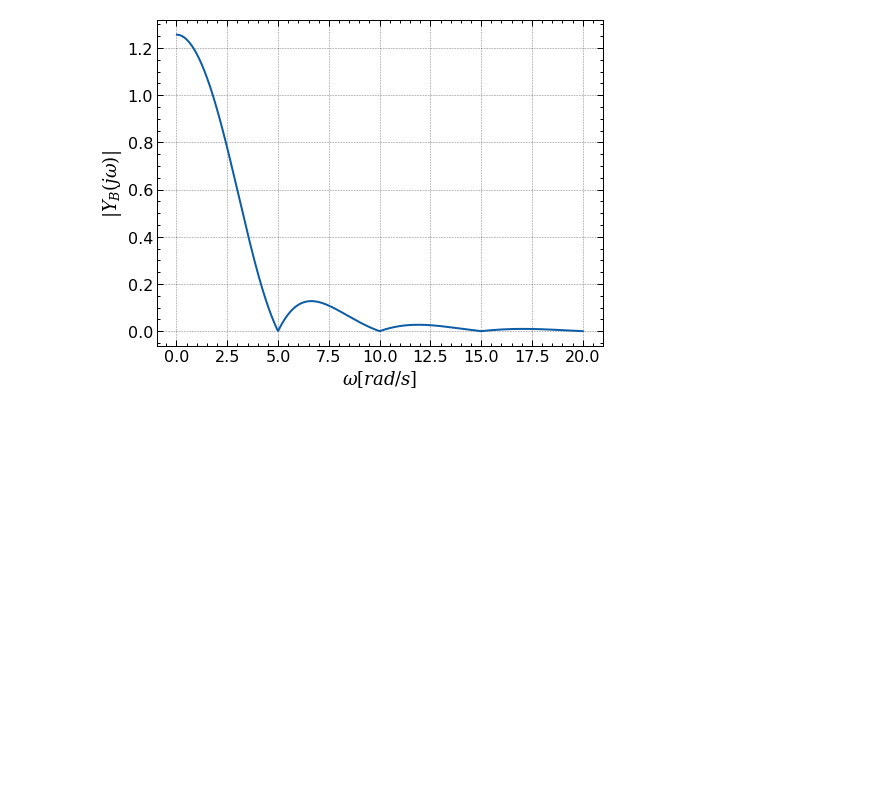
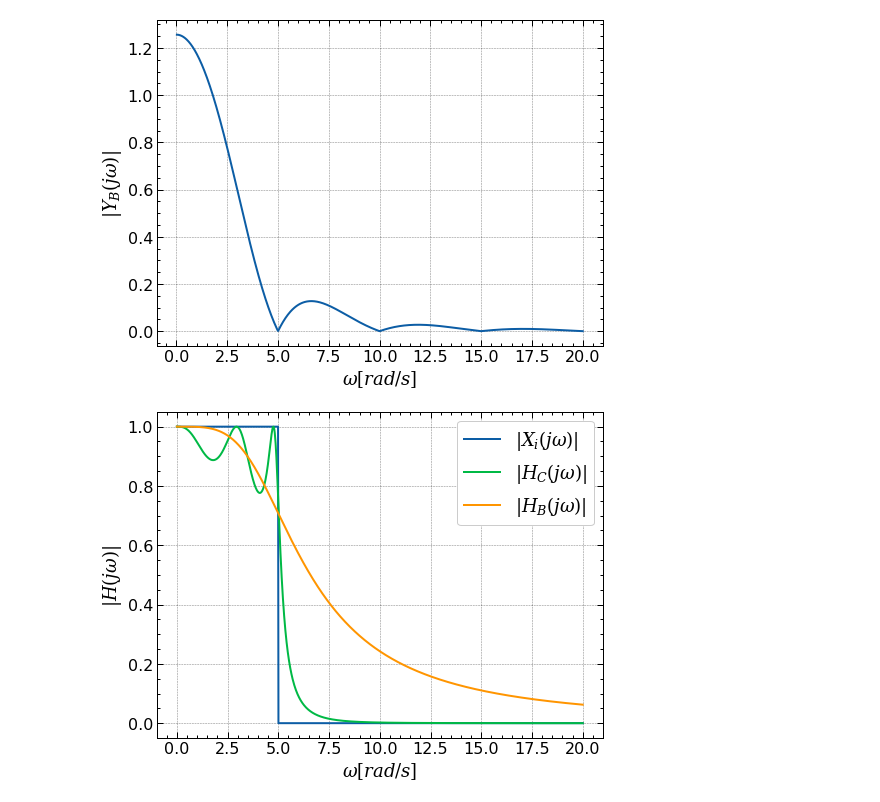
Before and after one commit to vquadrado/EFC3-Analise-de-Sinais, a Jupyter notebook: efc3_225357.ipynb, the cells around one changed output. Cells and saved outputs as stored; diff of their text form; code cells hidden in the pictures; blank space fills up the shorter version.

```diff
--- a/efc3_225357.ipynb
+++ b/efc3_225357.ipynb
@@ -198,3 +198,30 @@ plt.ylabel(f'$|Y_B(j\omega)|$', fontsize=18)
 plt.savefig('(g2).png')
 # %% [output]
 [figure]
+# %%
+w_c = 5
+w = np.linspace(0, 20, 1000)
+Hideal_vector2 = []
+for f in w:
+    Hideal_vector2.append(Hideal(w=f, wc=w_c))
+
+plt.plot(w, Hideal_vector2, label="$|X_i(j\omega)|$")
+
+gain = 0.9
+filter_order = 3
+
+chebyshev_vector = chebyshev(w=w, wc=w_c, n=order, gain=gain)
+plt.plot(w, chebyshev_vector, label="$|H_C(j\omega)|$")
+
+filter_order = 2
+
+butterworth_vector = butterworth(w=w, wc=w_c, n=filter_order)
+plt.plot(w, butterworth_vector, label="$|H_B(j\omega)|$")
+
+plt.xlabel('$\omega[rad/s]$', fontsize=18)
+plt.ylabel(f'$|H(j\omega)|$', fontsize=18)
+plt.legend(loc='upper right', fontsize=18)
+
+plt.savefig('(h1).png')
+# %% [output]
+[figure, added]
```
Also changed, not shown: parts of 1 cell of this notebook, 4 other files.
